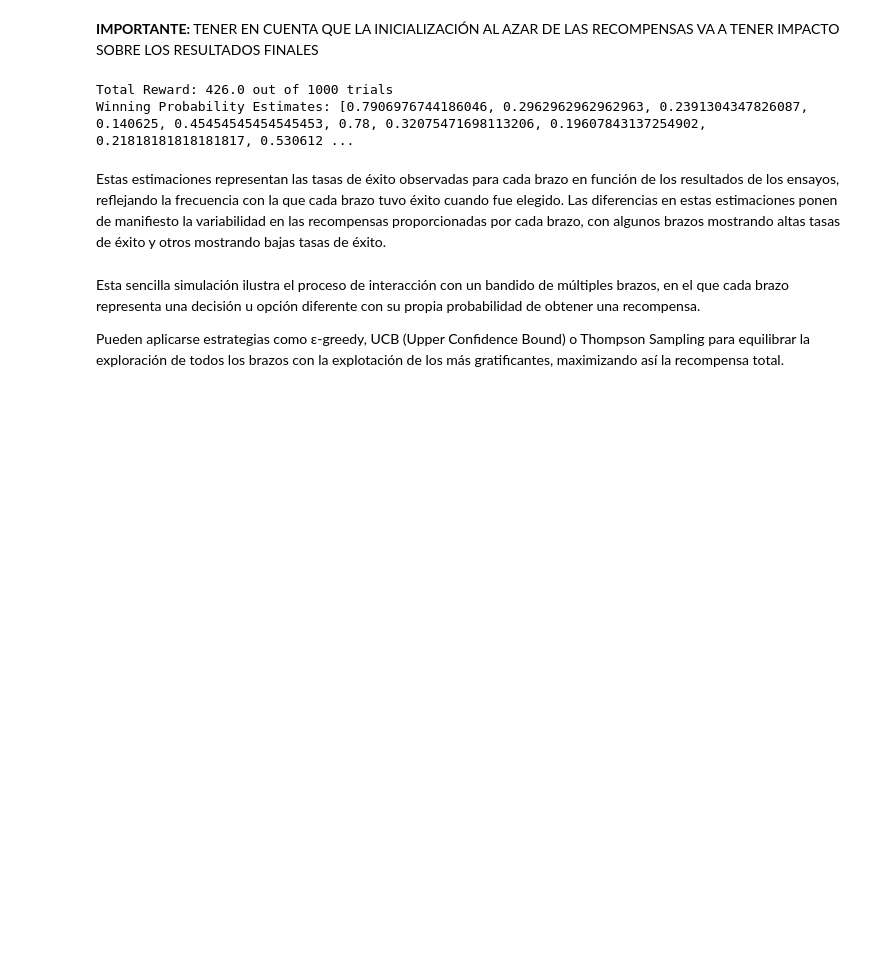
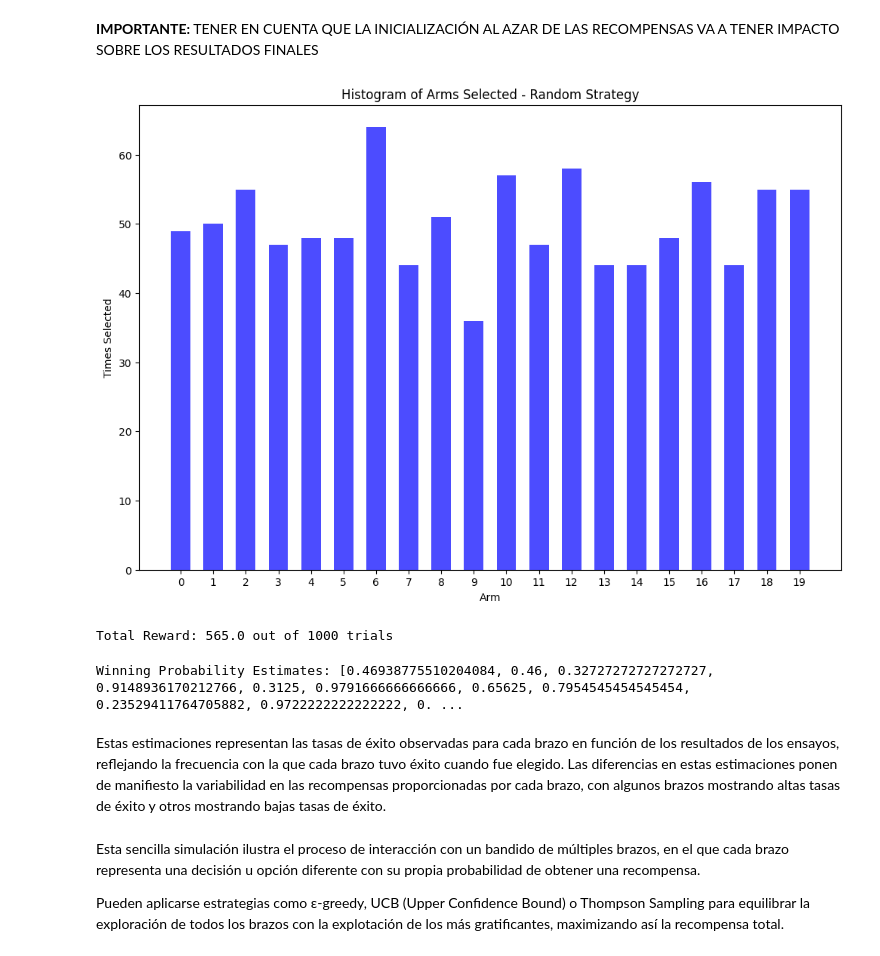
Before and after one commit to contepablod/ML_Bourbaki, a Jupyter notebook: Semana5/intro_multiarmed_bandits.ipynb, the cells around one changed output. Saved outputs shown, nothing was run; the diff lists cells and outputs as text; code cells hidden in the pictures; blank space fills up the shorter version.

```diff
--- a/Semana5/intro_multiarmed_bandits.ipynb
+++ b/Semana5/intro_multiarmed_bandits.ipynb
@@ -61,13 +61,24 @@ for i in range(n_trials):
 # %%
 # Calculate total reward
 total_mab_rewards = np.sum(rewards)
+# %%
+# Visualization
+plt.figure(figsize=(12, 8))
+plt.hist(chosen_arms, bins=np.arange(n_arms+1) - 0.5, rwidth=0.6, color='blue', alpha=0.7)
+plt.title('Histogram of Arms Selected - Random Strategy')
+plt.xlabel('Arm')
+plt.ylabel('Times Selected')
+plt.xticks(range(n_arms))
+plt.show()
+print(f"Total Reward: {total_mab_rewards} out of {n_trials} trials")
+# %% [output]
+[figure, added]
+Total Reward: 565.0 out of 1000 trials
 # %%
-print(f"Total Reward: {total_mab_rewards} out of {n_trials} trials")
 # Calculate winning probability estimates for each arm
 print(f"Winning Probability Estimates: {[np.mean(rewards[chosen_arms == i]) for i in range(len(winning_probs))]}")
 # %% [output]
-Total Reward: 426.0 out of 1000 trials
-Winning Probability Estimates: [0.7906976744186046, 0.2962962962962963, 0.2391304347826087, 0.140625, 0.45454545454545453, 0.78, 0.32075471698113206, 0.19607843137254902, 0.21818181818181817, 0.530612 ...
+Winning Probability Estimates: [0.46938775510204084, 0.46, 0.32727272727272727, 0.9148936170212766, 0.3125, 0.9791666666666666, 0.65625, 0.7954545454545454, 0.23529411764705882, 0.9722222222222222, 0. ...
 # %% [markdown]
 Estas estimaciones representan las tasas de éxito observadas para cada brazo en función de los resultados de los ensayos, reflejando la frecuencia con la que cada brazo tuvo éxito cuando fue elegido. Las diferencias en estas estimaciones ponen de manifiesto la variabilidad en las recompensas proporcionadas por cada brazo, con algunos brazos  mostrando altas tasas de éxito y otros mostrando bajas tasas de éxito.
 # %% [markdown]
```
Also changed, not shown: parts of 8 cells of this notebook.
